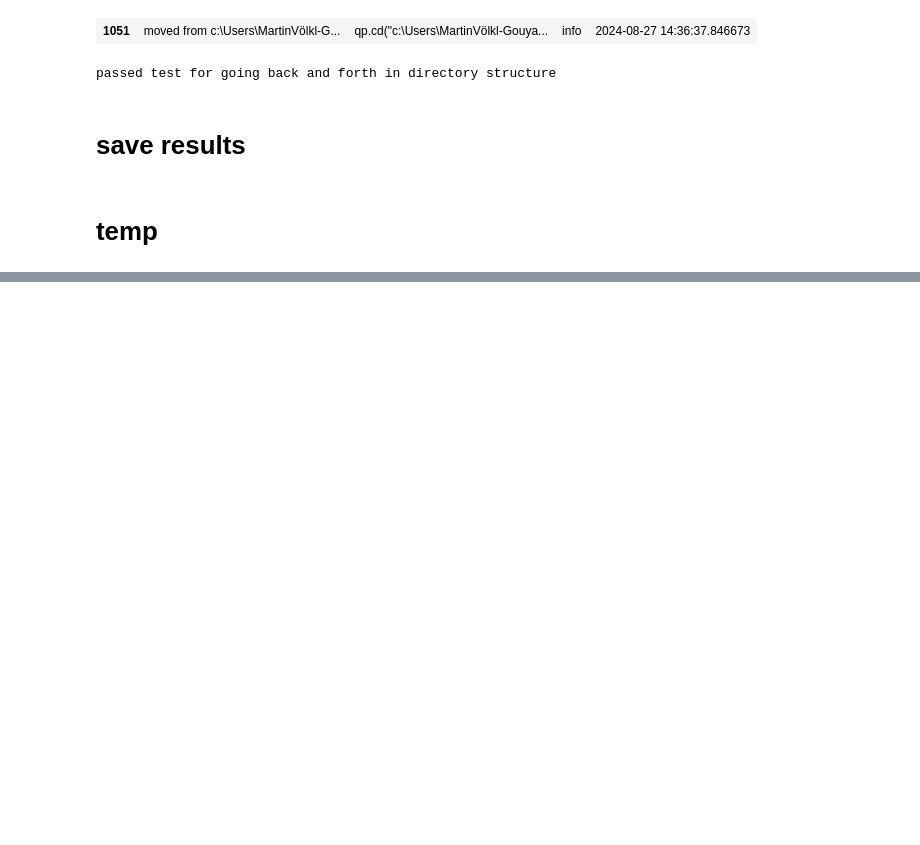
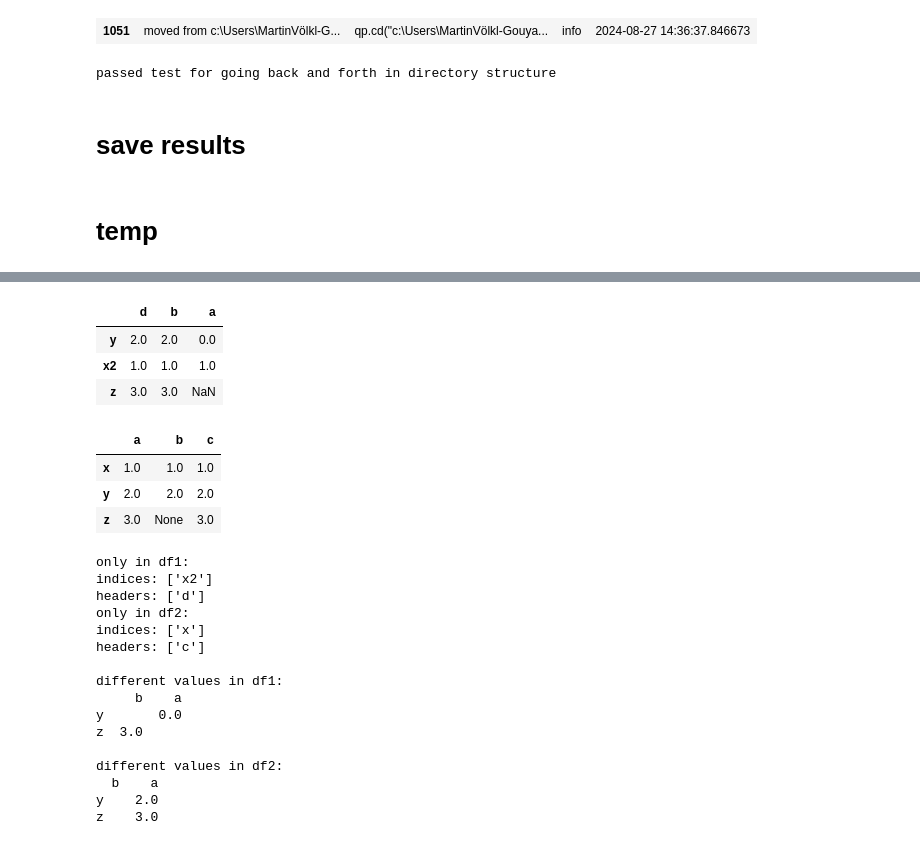
Before and after one commit to MartinVoelkl94/qplib_dev, a Jupyter notebook: testing.ipynb, the cells around one changed output, grey strips where cells are left out. Saved outputs shown, nothing was run; the diff lists cells and outputs as text; code cells hidden in the pictures; blank space fills up the shorter version.

```diff
--- a/testing.ipynb
+++ b/testing.ipynb
@@ -2102,0 +2089,76 @@ tests\test_types.py ......................................               [100%]
+# %%
+import pandas as pd
+import numpy as np
+import copy
+import os
+import sys
+import shutil
+import datetime
+import qplib as qp
+from qplib import log
+pd.set_option('display.max_columns', None)
+
+
+df1, df2 = qp.get_dfs()
+
+#show all values which are different between the dfs using standard pandas functions
+
+def diff_str(df1, df2):
+    if df1.equals(df2):
+        return 'both dataframes are identical'
+
+
+    #different indices and headers
+
+    result = 'only in df1:\n'
+    result += f'indices: {df1.index.difference(df2.index).values}\n'
+    result += f'headers: {df1.columns.difference(df2.columns).values}\n'
+
+    result += 'only in df2:\n'
+    result += f'indices: {df2.index.difference(df1.index).values}\n'
+    result += f'headers: {df2.columns.difference(df1.columns).values}\n'
+
+
+    #different values
+
+    idx_shared = df1.index.intersection(df2.index)
+    cols_shared = df1.columns.intersection(df2.columns)
+    df1_shared = df1.loc[idx_shared, cols_shared]
+    df2_shared = df2.loc[idx_shared, cols_shared]
+    diffs = df1_shared != df2_shared
+
+    result += f'\ndifferent values in df1:\n{df1_shared[diffs].fillna("")}\n'
+    result += f'\ndifferent values in df2:\n{df2_shared[diffs].fillna("")}\n'
+
+    return result
+
+
+
+display(df1)
+display(df2)
+print(diff_str(df1, df2))
+# %% [output]
+|  | d | b | a |
+| y | 2.0 | 2.0 | 0.0 |
+| x2 | 1.0 | 1.0 | 1.0 |
+| z | 3.0 | 3.0 | NaN |
+|  | a | b | c |
+| x | 1.0 | 1.0 | 1.0 |
+| y | 2.0 | 2.0 | 2.0 |
+| z | 3.0 | None | 3.0 |
+only in df1:
+indices: ['x2']
+headers: ['d']
+only in df2:
+indices: ['x']
+headers: ['c']
+
+different values in df1:
+     b    a
+y       0.0
+z  3.0
+
+different values in df2:
+  b    a
+y    2.0
+z    3.0
```
Also changed, not shown: parts of 1 cell of this notebook, 1 other file.
